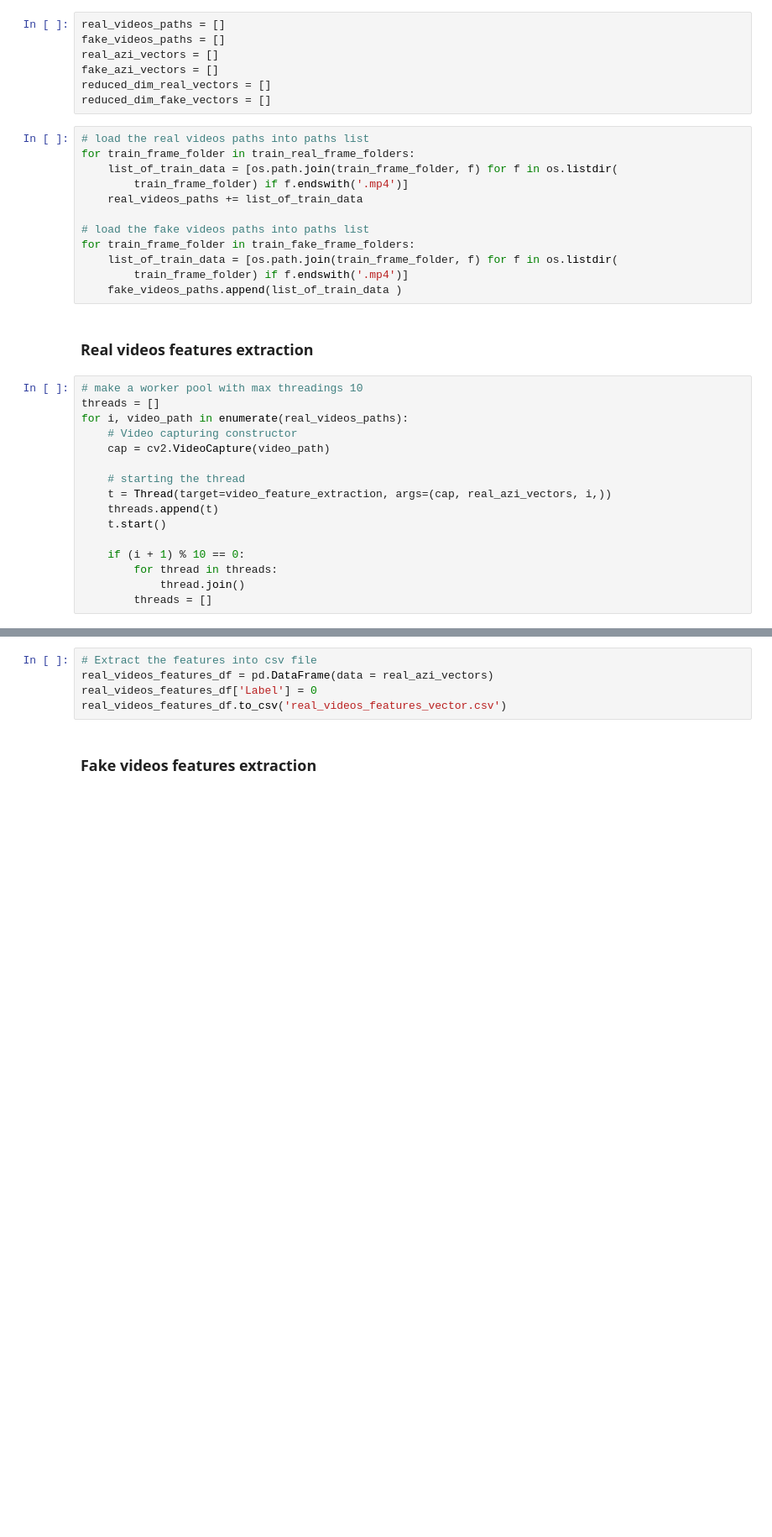
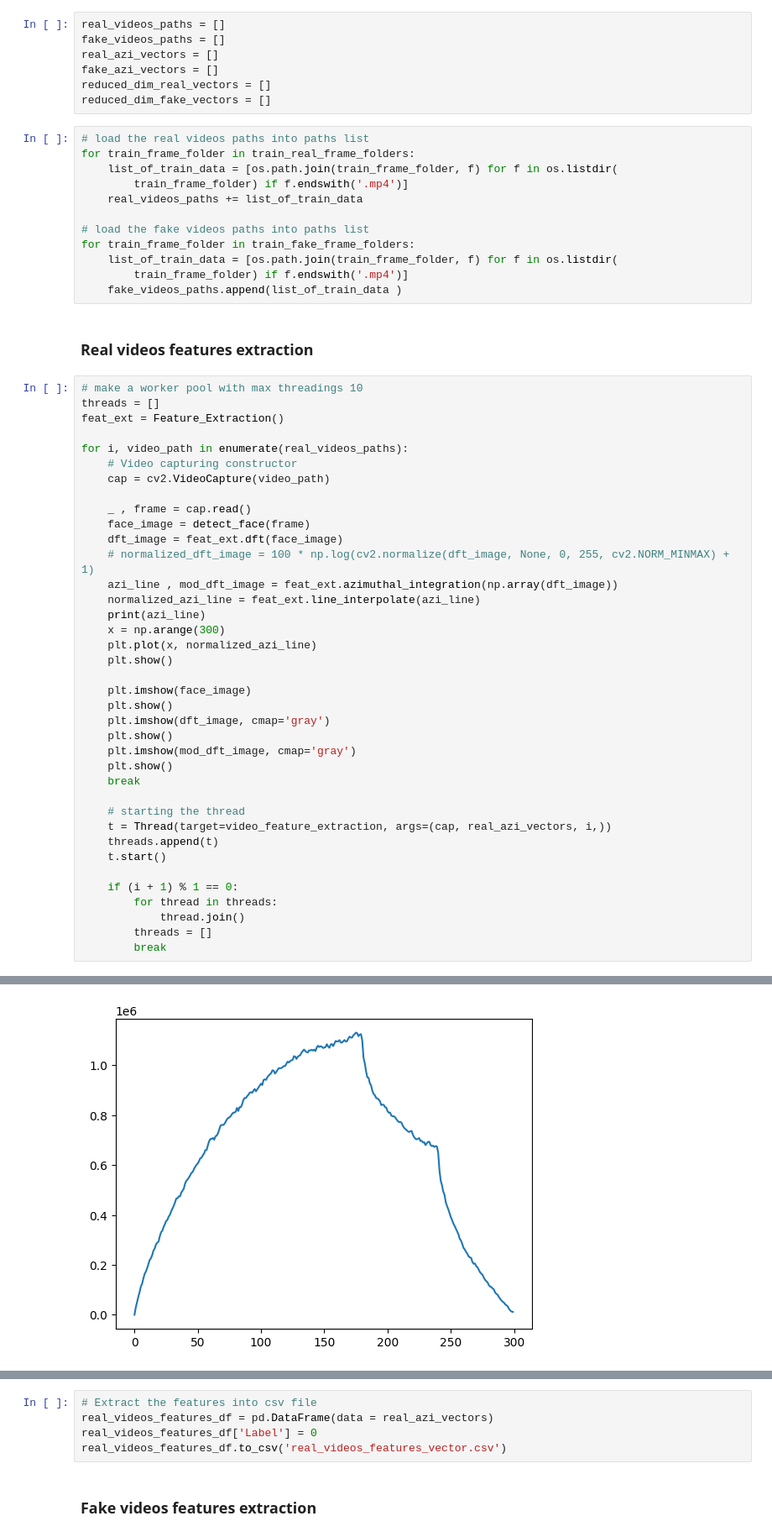
Before and after one commit to Omar-ahmed314/Revelio, a Jupyter notebook: lib/dft/feature_extraction.ipynb, the cells around one changed output, grey strips where cells are left out. Shown at 84% size. Cells and saved outputs as stored; diff of their text form; blank space fills up the shorter version.

Commit message:
Edit feature extraction script

```diff
--- a/lib/dft/feature_extraction.ipynb
+++ b/lib/dft/feature_extraction.ipynb
@@ -43,16 +43,39 @@ for train_frame_folder in train_fake_frame_folders:
 # %%
 # make a worker pool with max threadings 10
 threads = []
+feat_ext = Feature_Extraction()
+
 for i, video_path in enumerate(real_videos_paths):
     # Video capturing constructor
     cap = cv2.VideoCapture(video_path)
+
+    _ , frame = cap.read()
+    face_image = detect_face(frame)
+    dft_image = feat_ext.dft(face_image)
+    # normalized_dft_image = 100 * np.log(cv2.normalize(dft_image, None, 0, 255, cv2.NORM_MINMAX) + 1)
+    azi_line , mod_dft_image = feat_ext.azimuthal_integration(np.array(dft_image))
+    normalized_azi_line = feat_ext.line_interpolate(azi_line)
+    print(azi_line)
+    x = np.arange(300)
+    plt.plot(x, normalized_azi_line)
+    plt.show()
+
+    plt.imshow(face_image)
+    plt.show()
+    plt.imshow(dft_image, cmap='gray')
+    plt.show()
+    plt.imshow(mod_dft_image, cmap='gray')
+    plt.show()
+    break
 
     # starting the thread
     t = Thread(target=video_feature_extraction, args=(cap, real_azi_vectors, i,))
     threads.append(t)
     t.start()
 
-    if (i + 1) % 10 == 0:
+    if (i + 1) % 1 == 0:
         for thread in threads:
             thread.join()
         threads = []
+        break
+# %% [output]
@@ -58,0 +99 @@ for i, video_path in enumerate(real_videos_paths):
+[figure, added]
```
Also changed, not shown: parts of 9 cells of this notebook, 9 other files.
